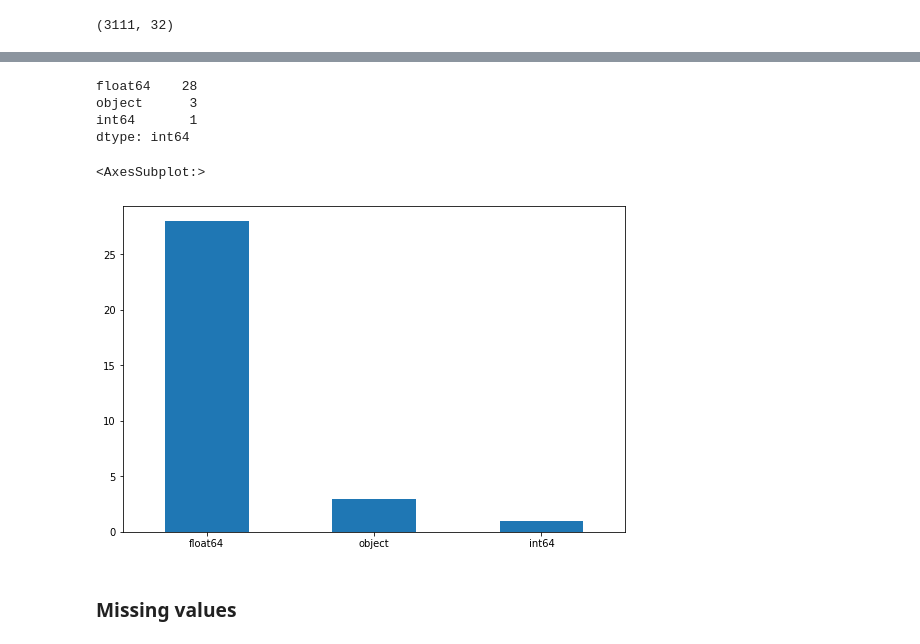
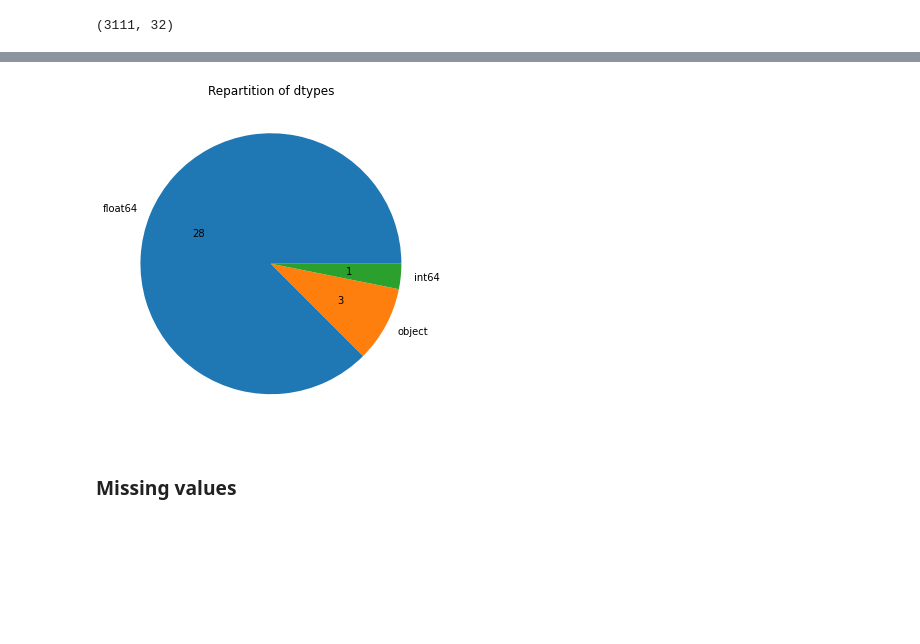
Before and after one commit to NanoClem/boston-housing-ML, a Jupyter notebook: eda_life_exp.ipynb, the cells around one changed output, grey strips where cells are left out. Drawn from its saved outputs; the diff is of its cells as text; code cells hidden in the pictures; blank space fills up the shorter version.

```diff
--- a/eda_life_exp.ipynb
+++ b/eda_life_exp.ipynb
@@ -98,15 +105,15 @@ dtype: object
-# %%
-df_dtypes = df.dtypes.value_counts()
-print(df_dtypes)
-plt.figure(figsize=(9, 6))
-df_dtypes.plot.bar(rot=0)
-# %% [output]
-float64    28
-object      3
-int64       1
-dtype: int64
-<AxesSubplot:>
-[figure, removed]
+# %%
+df_dtypes = df.dtypes.value_counts()
+
+plt.figure(figsize=(6, 6))
+ax = df_dtypes.plot.pie(
+    y=df_dtypes.index,
+    label="",
+    title="Repartition of dtypes",
+    autopct=lambda x: '{:.0f}'.format(x*df_dtypes.sum()/100)
+)
+# %% [output]
+[figure, added]
 # %% [markdown]
 ### Missing values
 # %%
```
Also changed, not shown: parts of 19 cells of this notebook.
